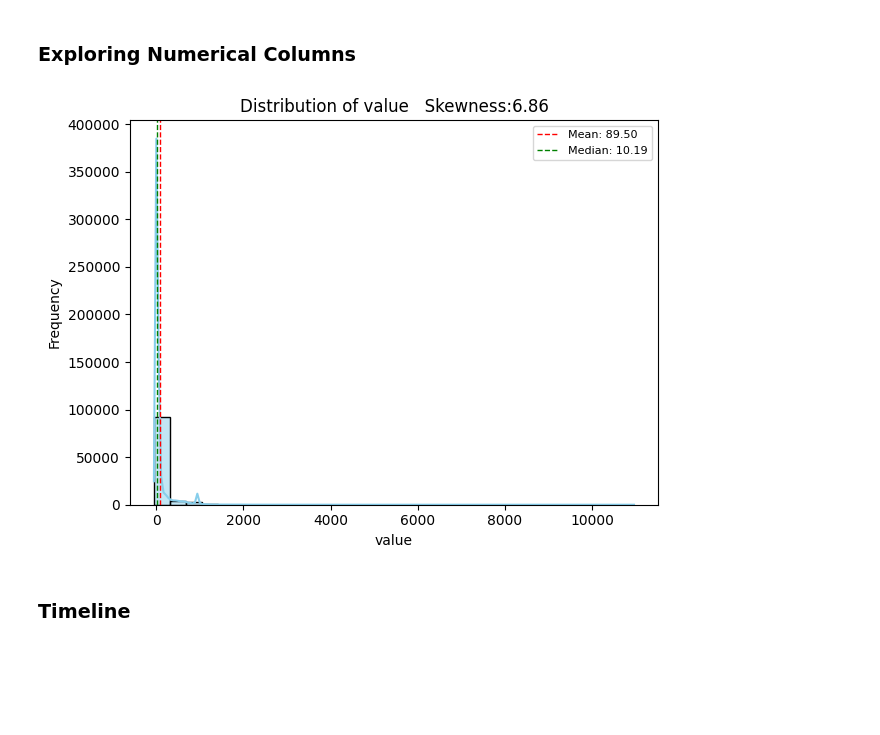
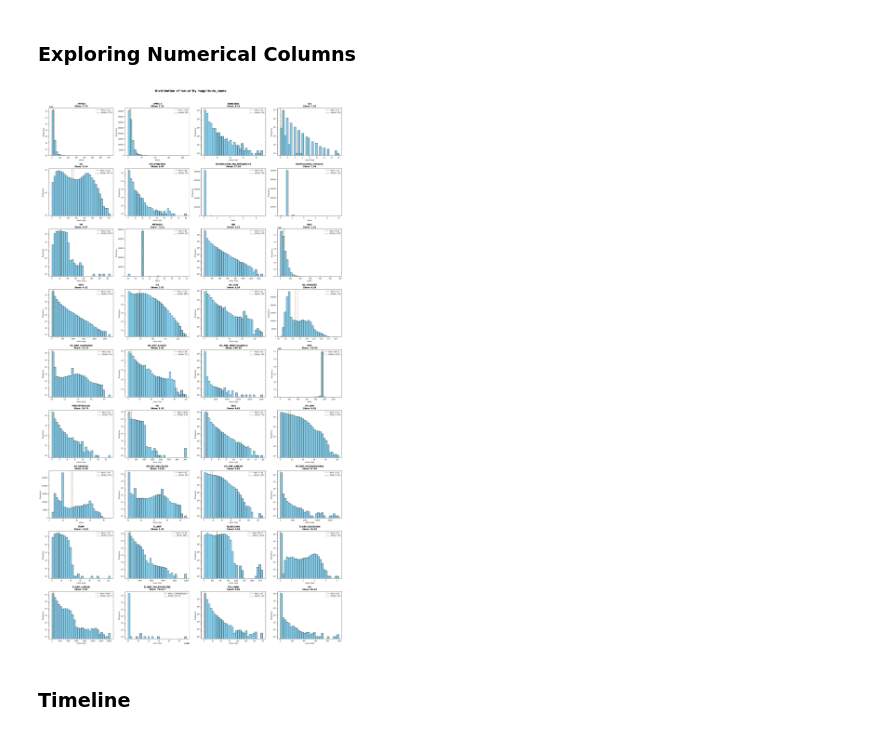
Before and after one commit to Matteo115/Luiss-Advanced-Coding-Project-2026, a Jupyter notebook: main.ipynb, the cells around one changed output. Drawn from its saved outputs; the diff is of its cells as text; code cells hidden in the pictures; blank space fills up the shorter version.

```diff
--- a/main.ipynb
+++ b/main.ipynb
@@ -6,7 +8,13 @@ import pandas as pd
 # This tells pandas not to wrap the table into multiple chunks
 pd.set_option('display.expand_frame_repr', False)
 
-df = pd.read_csv('sample.csv')
+df = df = pd.read_csv('metraq_air_quality.csv',
+                 dtype={
+                     'sensor_id': 'int32',
+                     'magnitude_id': 'int16',
+                     'value': 'float64',
+                     'is_interpolated': 'bool'
+                 })
 
 print(f"First 5 rows:\n{df.head()}\n")
 
@@ -14,6 +22,8 @@ print(f"DataFrame Info:")
 df.info()
 print()
 
+print(f"\nMissing Values:\n{df.isnull().sum()}")
+
 # Check for duplicates
 duplicates = df.duplicated().sum()
 print(f"\nNumber of Duplicate Rows: {duplicates}\n")
@@ -88,52 +98,61 @@ plot_categorical_distribution_horizontal(df, "is_interpolated")
 ### Exploring Numerical Columns
 # %%
 from scipy.stats import skew
-import seaborn as sns
+import matplotlib.pyplot as plt
+import math
+import numpy as np
 
-def plot_numeric_distributions(data, numeric_column, bins=30):
-    """
-    Plots the distributions of numeric columns with KDE, including skewness and summary stats.
-    """
+def plot_numeric_distributions(data, value_column, group_column="magnitude_name", bins=30):
+    groups = sorted(data[group_column].dropna().unique())
+    n_cols = 4
+    n_rows = math.ceil(len(groups) / n_cols)
+    fig, axes = plt.subplots(n_rows, n_cols, figsize=(n_cols * 5, n_rows * 4))
+    axes = axes.flatten()
 
-    plt.figure()  # Adjust figure height dynamically
+    for i, group in enumerate(groups):
+        ax = axes[i]
+        col = data.loc[data[group_column] == group, value_column].dropna()
 
-    # Add mean and median and skewness
-    mean_val = data[numeric_column].mean()
-    median_val = data[numeric_column].median()
-    skewness = skew(data[numeric_column].dropna())
+        if len(col) < 2 or col.nunique() < 2:
+            ax.set_title(f"{group}\n(insufficient data)", fontsize=9)
+            ax.set_visible(True)
+            continue
 
-    # Plot histogram with KDE
-    sns.histplot(data[numeric_column], kde=True, bins=bins, color="skyblue", edgecolor="black")
+        mean_val   = col.mean()
+        median_val = col.median()
+        skewness   = skew(col)
 
-    # Add title and labels
-    plt.title(f'Distribution of {numeric_column}   Skewness:{skewness:.2f}', fontsize=12)
-    plt.xlabel(numeric_column, fontsize=10)
-    plt.ylabel('Frequency', fontsize=10)
+        # Fix: safely determine if log scale is appropriate
+        col_positive = col[col > 0]
+        use_log = False
+        if len(col_positive) > 1:
+            min_pos = col_positive.min()
+            max_pos = col_positive.max()
+            # Avoid division by zero or log(1) edge case
+            if min_pos > 0 and max_pos > min_pos:
+                use_log = (np.log10(max_pos) - np.log10(min_pos)) > 3
 
-    # Add mean and median as vertical lines
-    plt.axvline(mean_val, color='red', linestyle='--', linewidth=1, label=f'Mean: {mean_val:.2f}')
-    plt.axvline(median_val, color='green', linestyle='--', linewidth=1, label=f'Median: {median_val:.2f}')
-    plt.legend(fontsize=8)
+        plot_data = col_positive if use_log else col
 
+        ax.hist(plot_data, bins=bins, color="skyblue", edgecolor="black", log=use_log)
+        ax.set_title(f"{group}\nSkew: {skewness:.2f}", fontsize=10, fontweight="bold")
+        ax.set_xlabel(f"{value_column}{' (log)' if use_log else ''}", fontsize=8)
+        ax.set_ylabel("Frequency", fontsize=8)
+        ax.axvline(mean_val,   color="red",   linestyle="--", linewidth=1, label=f"Mean: {mean_val:.2f}")
+        ax.axvline(median_val, color="green", linestyle="--", linewidth=1, label=f"Median: {median_val:.2f}")
+        ax.legend(fontsize=7)
+        ax.tick_params(labelsize=7)
+
+    # Hide all truly unused subplots
+    for j in range(len(groups), len(axes)):
+        axes[j].set_visible(False)
+
+    fig.suptitle(f"Distribution of '{value_column}' by {group_column}", fontsize=14, fontweight="bold", y=1.01)
     plt.tight_layout()
     plt.show()
 
-# Call the function
-plot_numeric_distributions(df, "value")
-
-# x_col='utm_x'
-# y_col='utm_y'
-# plt.figure(figsize=(8, 8))
-
-# plt.scatter(df[x_col], df[y_col], alpha=0.3)
-
-# plt.xlabel(x_col)
-# plt.ylabel(y_col)
-# plt.title("Sensor Locations (Scatter Plot)")
-
-# plt.tight_layout()
-# plt.show()
+plot_numeric_distributions(df, "value", group_column="magnitude_name")
 # %% [output]
-[figure, old version]
+[figure, new version]
 # %% [markdown]
 ### Timeline
```
Also changed, not shown: parts of 20 cells of this notebook, 1 other file.
